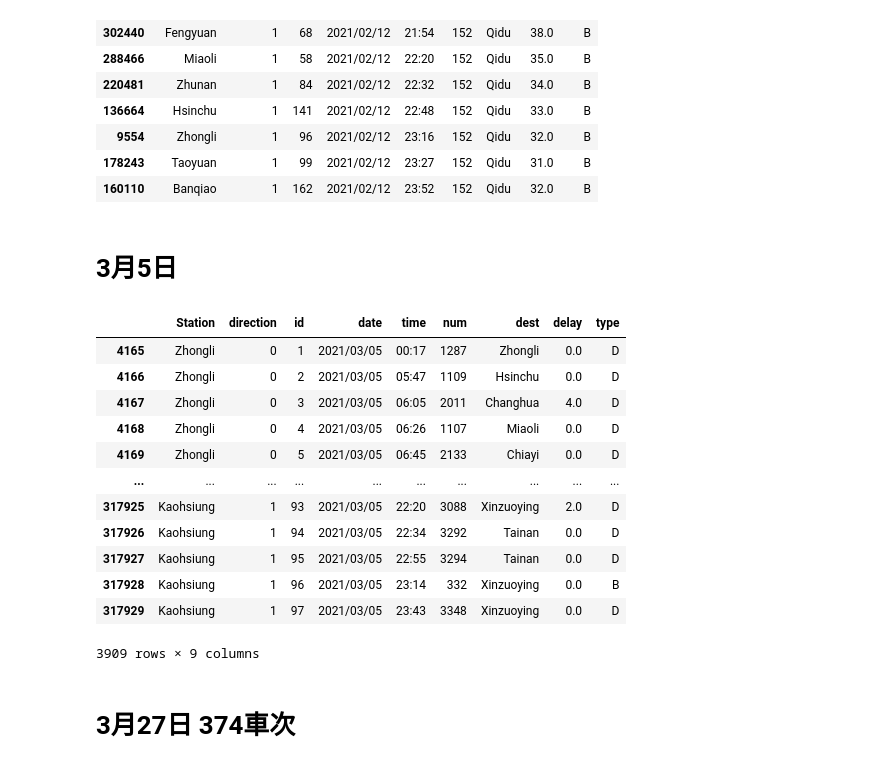
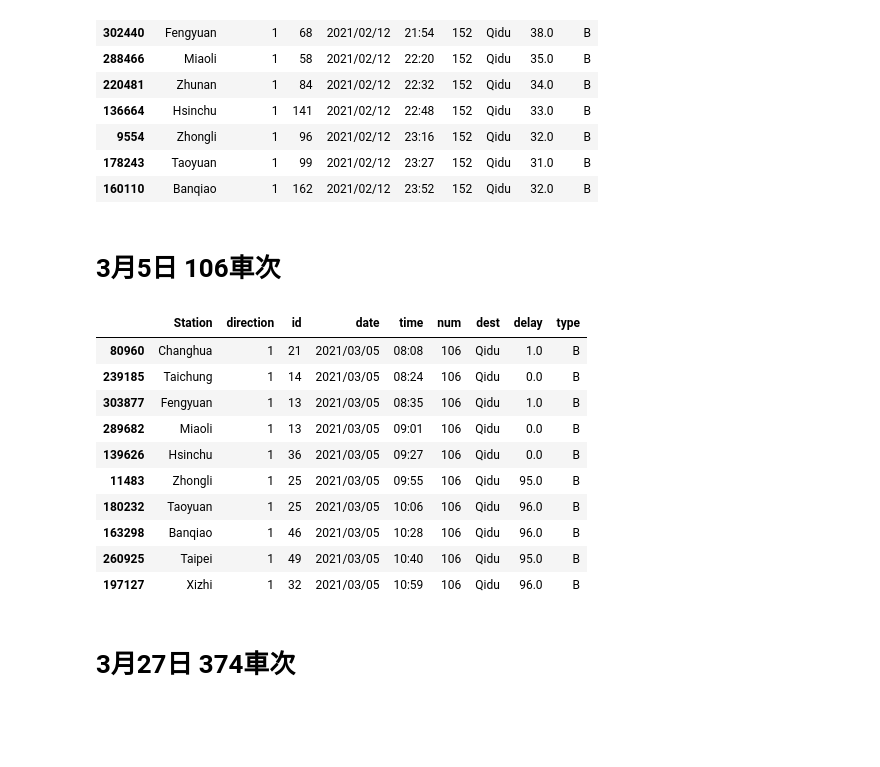
Before and after one commit to GoldenWanGila/Collage-Project, a Jupyter notebook: model/事故_dataFrame.ipynb, the cells around one changed output. Saved outputs shown, nothing was run; the diff lists cells and outputs as text; code cells hidden in the pictures; blank space fills up the shorter version.

```diff
--- a/model/事故_dataFrame.ipynb
+++ b/model/事故_dataFrame.ipynb
@@ -287,25 +287,24 @@ dataFrame_2m12d_152
 | 178243 | Taoyuan | 1 | 99 | 2021/02/12 | 23:27 | 152 | Qidu | 31.0 | B |
 | 160110 | Banqiao | 1 | 162 | 2021/02/12 | 23:52 | 152 | Qidu | 32.0 | B |
 # %% [markdown]
-# 3月5日
+# 3月5日 106車次
 # %%
 dataFrame_3m5d = dataFrame.drop(index=dataFrame[dataFrame['date']!='2021/03/05'].index)
-dataFrame_3m5d_106 = dataFrame_3m_5d.drop(index=dataFrame_3m5d[dataFrame_3m5d['num']!=106].index)
-dataFrame_3m5d_106.sort
+dataFrame_3m5d_106 = dataFrame_3m5d.drop(index=dataFrame_3m5d[dataFrame_3m5d['num']!=106].index)
+dataFrame_3m5d_106.sort_values(by=['time'], inplace=True)
+dataFrame_3m5d_106
 # %% [output]
 |  | Station | direction | id | date | time | num | dest | delay | type |
-| 4165 | Zhongli | 0 | 1 | 2021/03/05 | 00:17 | 1287 | Zhongli | 0.0 | D |
-| 4166 | Zhongli | 0 | 2 | 2021/03/05 | 05:47 | 1109 | Hsinchu | 0.0 | D |
-| 4167 | Zhongli | 0 | 3 | 2021/03/05 | 06:05 | 2011 | Changhua | 4.0 | D |
-| 4168 | Zhongli | 0 | 4 | 2021/03/05 | 06:26 | 1107 | Miaoli | 0.0 | D |
-| 4169 | Zhongli | 0 | 5 | 2021/03/05 | 06:45 | 2133 | Chiayi | 0.0 | D |
-| ... | ... | ... | ... | ... | ... | ... | ... | ... | ... |
-| 317925 | Kaohsiung | 1 | 93 | 2021/03/05 | 22:20 | 3088 | Xinzuoying | 2.0 | D |
-| 317926 | Kaohsiung | 1 | 94 | 2021/03/05 | 22:34 | 3292 | Tainan | 0.0 | D |
-| 317927 | Kaohsiung | 1 | 95 | 2021/03/05 | 22:55 | 3294 | Tainan | 0.0 | D |
-| 317928 | Kaohsiung | 1 | 96 | 2021/03/05 | 23:14 | 332 | Xinzuoying | 0.0 | B |
-| 317929 | Kaohsiung | 1 | 97 | 2021/03/05 | 23:43 | 3348 | Xinzuoying | 0.0 | D |
+| 80960 | Changhua | 1 | 21 | 2021/03/05 | 08:08 | 106 | Qidu | 1.0 | B |
+| 239185 | Taichung | 1 | 14 | 2021/03/05 | 08:24 | 106 | Qidu | 0.0 | B |
+| 303877 | Fengyuan | 1 | 13 | 2021/03/05 | 08:35 | 106 | Qidu | 1.0 | B |
+| 289682 | Miaoli | 1 | 13 | 2021/03/05 | 09:01 | 106 | Qidu | 0.0 | B |
+| 139626 | Hsinchu | 1 | 36 | 2021/03/05 | 09:27 | 106 | Qidu | 0.0 | B |
+| 11483 | Zhongli | 1 | 25 | 2021/03/05 | 09:55 | 106 | Qidu | 95.0 | B |
+| 180232 | Taoyuan | 1 | 25 | 2021/03/05 | 10:06 | 106 | Qidu | 96.0 | B |
+| 163298 | Banqiao | 1 | 46 | 2021/03/05 | 10:28 | 106 | Qidu | 96.0 | B |
+| 260925 | Taipei | 1 | 49 | 2021/03/05 | 10:40 | 106 | Qidu | 95.0 | B |
+| 197127 | Xizhi | 1 | 32 | 2021/03/05 | 10:59 | 106 | Qidu | 96.0 | B |
-3909 rows × 9 columns
 # %% [markdown]
 # 3月27日 374車次
 # %%
```
